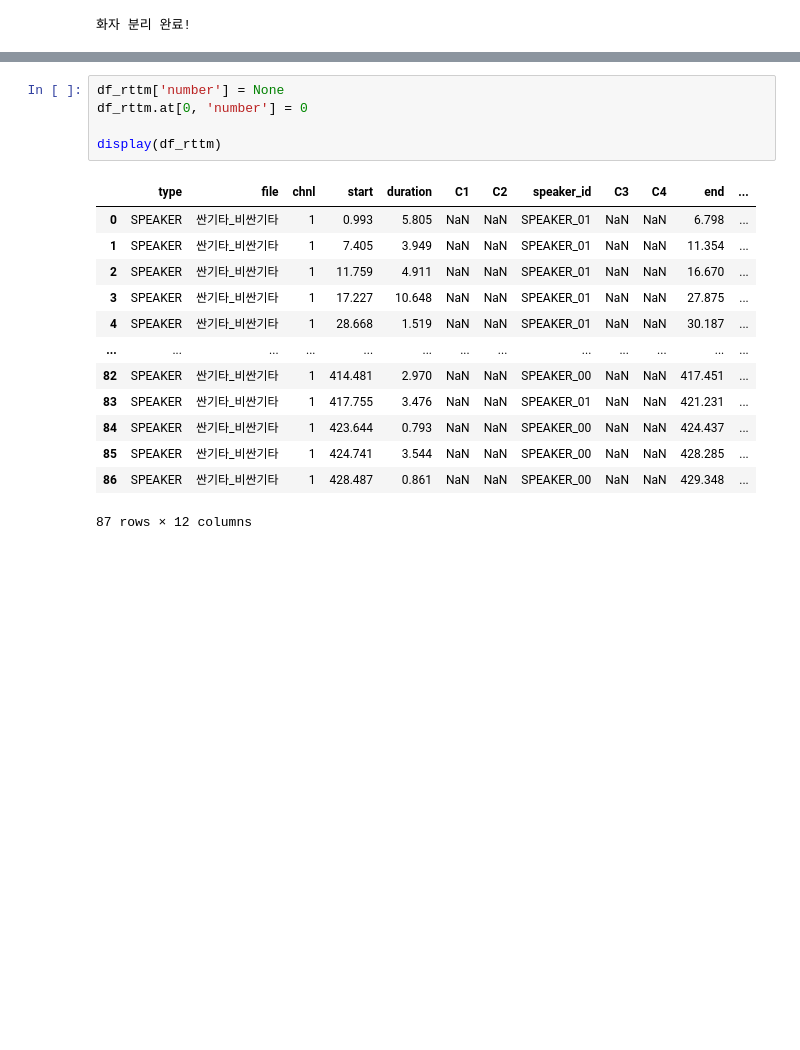
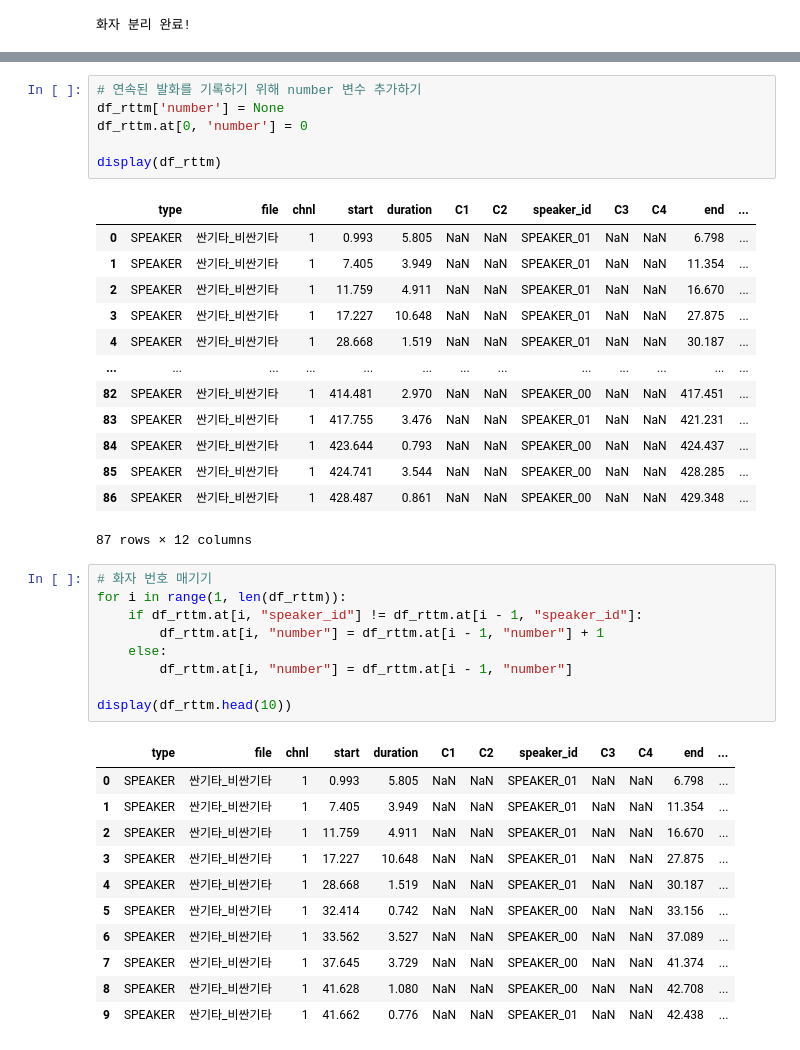
Before and after one commit to movemin/AI_Agent, a Jupyter notebook: chap05/speaker_diarization.ipynb, the cells around one changed output, grey strips where cells are left out. Drawn from its saved outputs; the diff is of its cells as text; blank space fills up the shorter version.

```diff
--- a/chap05/speaker_diarization.ipynb
+++ b/chap05/speaker_diarization.ipynb
@@ -85,6 +87,7 @@ display(df_rttm)
 | 86 | SPEAKER | 싼기타_비싼기타 | 1 | 428.487 | 0.861 | NaN | NaN | SPEAKER_00 | NaN | NaN | 429.348 |
 87 rows × 11 columns
 # %%
+# 연속된 발화를 기록하기 위해 number 변수 추가하기
 df_rttm['number'] = None
 df_rttm.at[0, 'number'] = 0
 
@@ -103,3 +106,24 @@ display(df_rttm)
 | 85 | SPEAKER | 싼기타_비싼기타 | 1 | 424.741 | 3.544 | NaN | NaN | SPEAKER_00 | NaN | NaN | 428.285 | ... |
 | 86 | SPEAKER | 싼기타_비싼기타 | 1 | 428.487 | 0.861 | NaN | NaN | SPEAKER_00 | NaN | NaN | 429.348 | ... |
 87 rows × 12 columns
+# %%
+# 화자 번호 매기기
+for i in range(1, len(df_rttm)):
+    if df_rttm.at[i, "speaker_id"] != df_rttm.at[i - 1, "speaker_id"]:
+        df_rttm.at[i, "number"] = df_rttm.at[i - 1, "number"] + 1
+    else:
+        df_rttm.at[i, "number"] = df_rttm.at[i - 1, "number"]
+
+display(df_rttm.head(10))
+# %% [output]
+|  | type | file | chnl | start | duration | C1 | C2 | speaker_id | C3 | C4 | end | ... |
+| 0 | SPEAKER | 싼기타_비싼기타 | 1 | 0.993 | 5.805 | NaN | NaN | SPEAKER_01 | NaN | NaN | 6.798 | ... |
+| 1 | SPEAKER | 싼기타_비싼기타 | 1 | 7.405 | 3.949 | NaN | NaN | SPEAKER_01 | NaN | NaN | 11.354 | ... |
+| 2 | SPEAKER | 싼기타_비싼기타 | 1 | 11.759 | 4.911 | NaN | NaN | SPEAKER_01 | NaN | NaN | 16.670 | ... |
+| 3 | SPEAKER | 싼기타_비싼기타 | 1 | 17.227 | 10.648 | NaN | NaN | SPEAKER_01 | NaN | NaN | 27.875 | ... |
+| 4 | SPEAKER | 싼기타_비싼기타 | 1 | 28.668 | 1.519 | NaN | NaN | SPEAKER_01 | NaN | NaN | 30.187 | ... |
+| 5 | SPEAKER | 싼기타_비싼기타 | 1 | 32.414 | 0.742 | NaN | NaN | SPEAKER_00 | NaN | NaN | 33.156 | ... |
+| 6 | SPEAKER | 싼기타_비싼기타 | 1 | 33.562 | 3.527 | NaN | NaN | SPEAKER_00 | NaN | NaN | 37.089 | ... |
+| 7 | SPEAKER | 싼기타_비싼기타 | 1 | 37.645 | 3.729 | NaN | NaN | SPEAKER_00 | NaN | NaN | 41.374 | ... |
+| 8 | SPEAKER | 싼기타_비싼기타 | 1 | 41.628 | 1.080 | NaN | NaN | SPEAKER_00 | NaN | NaN | 42.708 | ... |
+| 9 | SPEAKER | 싼기타_비싼기타 | 1 | 41.662 | 0.776 | NaN | NaN | SPEAKER_01 | NaN | NaN | 42.438 | ... |
```
Also changed, not shown: parts of 5 cells of this notebook, 1 other file.
